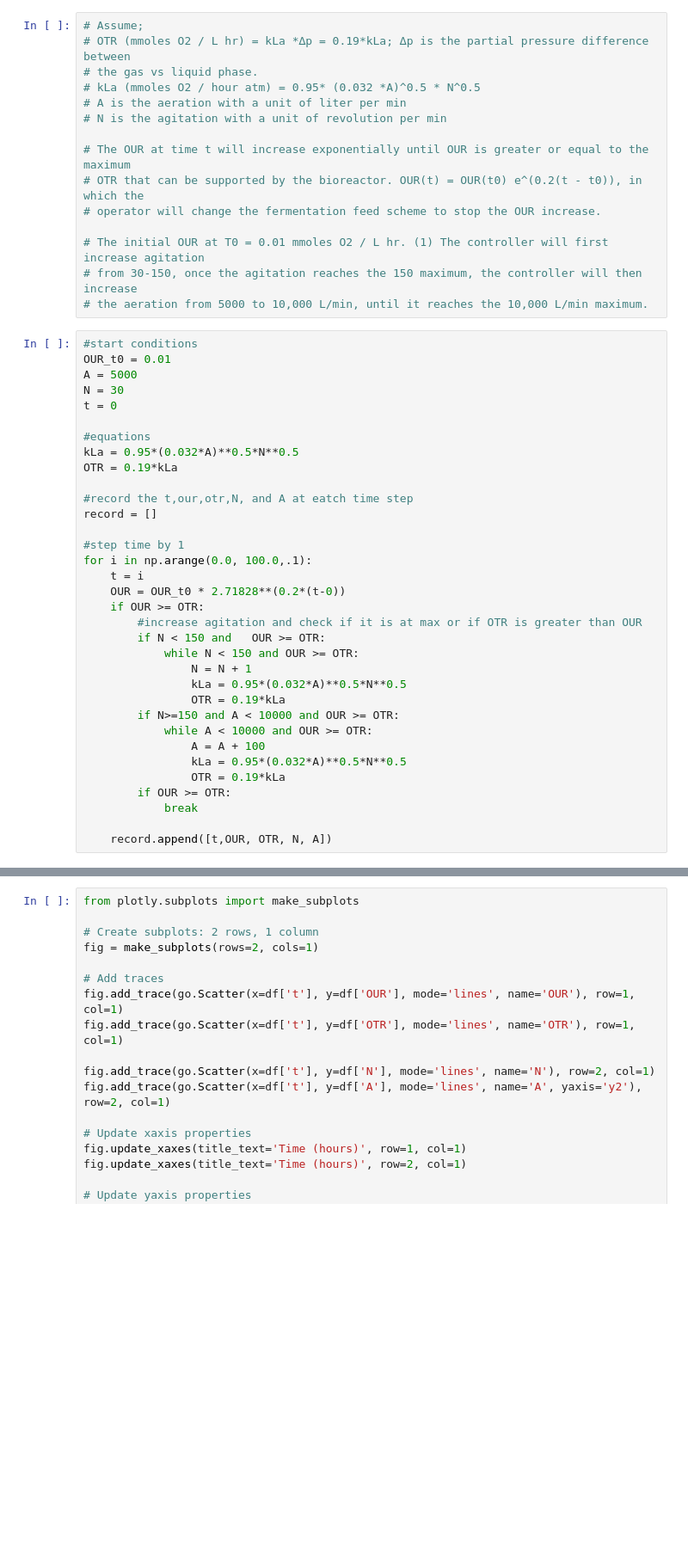
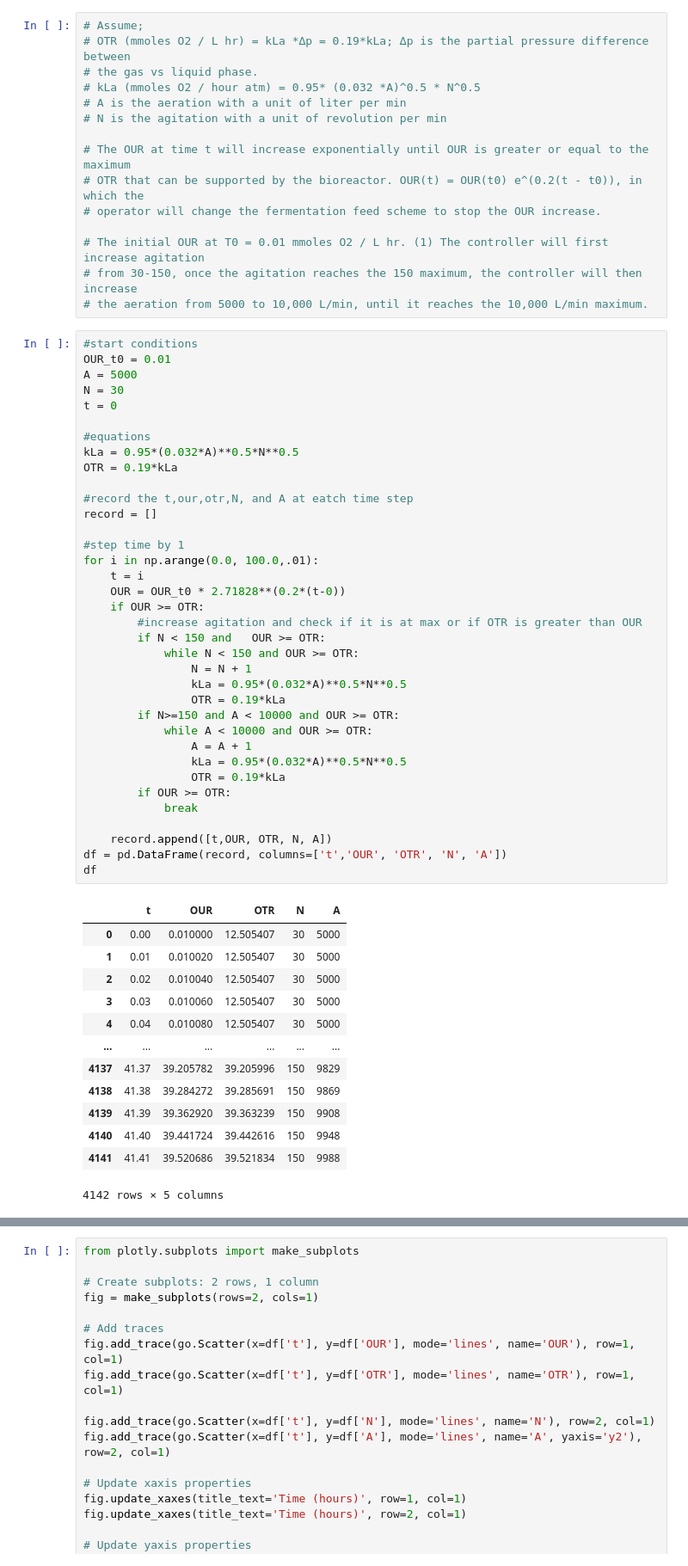
Before and after one commit to AKilbo/pbtechincal, a Jupyter notebook: fermsim.ipynb, the cells around one changed output, grey strips where cells are left out. Shown at 86% size. Cells and saved outputs as stored; diff of their text form; blank space fills up the shorter version.

```diff
--- a/fermsim.ipynb
+++ b/fermsim.ipynb
@@ -24,32 +24,48 @@ import numpy as np
 OUR_t0 = 0.01
 A = 5000
 N = 30
 t = 0
 
 #equations
 kLa = 0.95*(0.032*A)**0.5*N**0.5
 OTR = 0.19*kLa
 
 #record the t,our,otr,N, and A at eatch time step
 record = []
 
 #step time by 1
-for i in np.arange(0.0, 100.0,.1):
+for i in np.arange(0.0, 100.0,.01):
     t = i
     OUR = OUR_t0 * 2.71828**(0.2*(t-0))
     if OUR >= OTR:
         #increase agitation and check if it is at max or if OTR is greater than OUR
         if N < 150 and   OUR >= OTR:
             while N < 150 and OUR >= OTR:
                 N = N + 1
                 kLa = 0.95*(0.032*A)**0.5*N**0.5
                 OTR = 0.19*kLa
         if N>=150 and A < 10000 and OUR >= OTR:
             while A < 10000 and OUR >= OTR:
-                A = A + 100
+                A = A + 1
                 kLa = 0.95*(0.032*A)**0.5*N**0.5
                 OTR = 0.19*kLa
         if OUR >= OTR:
             break
 
     record.append([t,OUR, OTR, N, A])
+df = pd.DataFrame(record, columns=['t','OUR', 'OTR', 'N', 'A'])
+df
+# %% [output]
+|  | t | OUR | OTR | N | A |
+| 0 | 0.00 | 0.010000 | 12.505407 | 30 | 5000 |
+| 1 | 0.01 | 0.010020 | 12.505407 | 30 | 5000 |
+| 2 | 0.02 | 0.010040 | 12.505407 | 30 | 5000 |
+| 3 | 0.03 | 0.010060 | 12.505407 | 30 | 5000 |
+| 4 | 0.04 | 0.010080 | 12.505407 | 30 | 5000 |
+| ... | ... | ... | ... | ... | ... |
+| 4137 | 41.37 | 39.205782 | 39.205996 | 150 | 9829 |
+| 4138 | 41.38 | 39.284272 | 39.285691 | 150 | 9869 |
+| 4139 | 41.39 | 39.362920 | 39.363239 | 150 | 9908 |
+| 4140 | 41.40 | 39.441724 | 39.442616 | 150 | 9948 |
+| 4141 | 41.41 | 39.520686 | 39.521834 | 150 | 9988 |
+4142 rows × 5 columns
```
Also changed, not shown: parts of 3 cells of this notebook, 4 other files.
